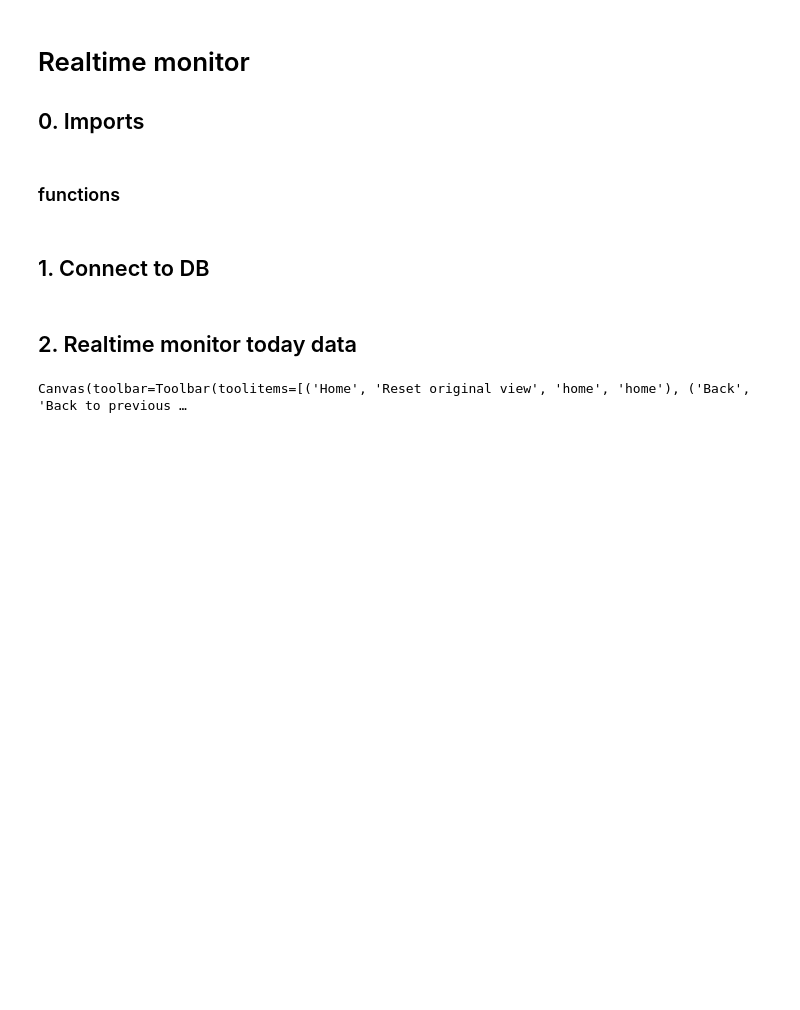
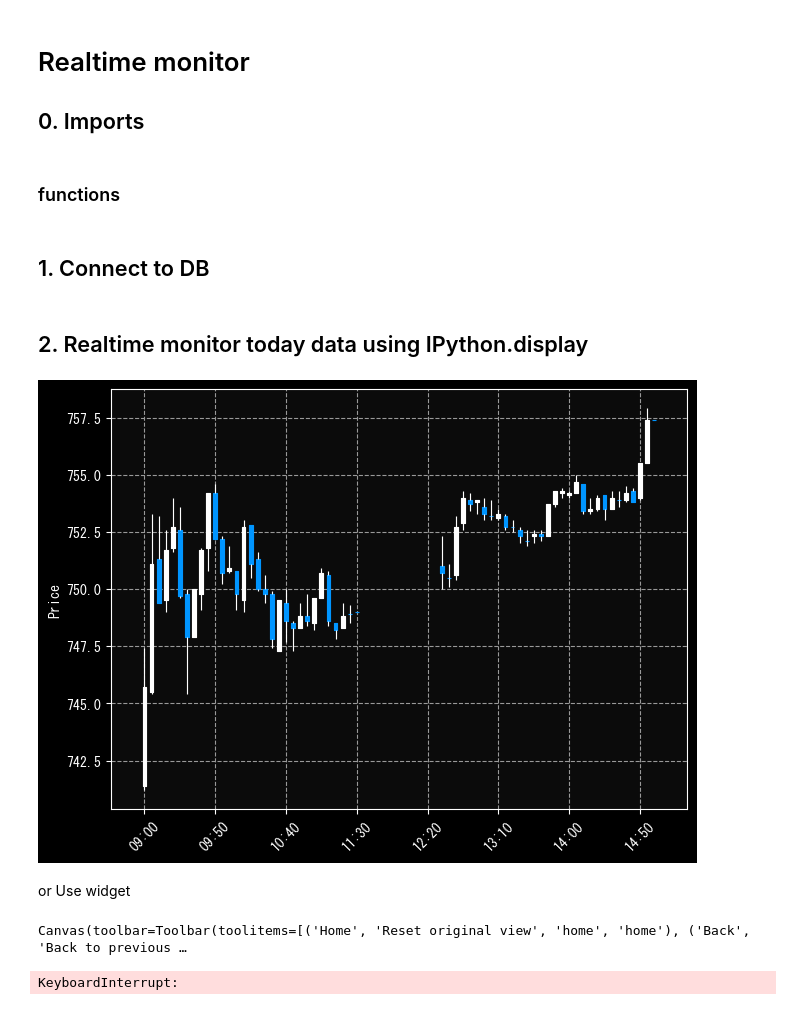
Before and after one commit to newini/auto-stock-transactor, a Jupyter notebook: books/realtime_monitor.ipynb, the cells around one changed output. Saved outputs shown, nothing was run; the diff lists cells and outputs as text; code cells hidden in the pictures; blank space fills up the shorter version.

```diff
--- a/books/realtime_monitor.ipynb
+++ b/books/realtime_monitor.ipynb
@@ -34,7 +35,11 @@ def CreateStockData(df_ori, freq='1s'):
 
 def mpfplot(data, **kwargs):
     style = mpf.make_mpf_style(base_mpf_style='nightclouds', rc={"font.family":'MS Gothic'})
-    return mpf.plot(data, figsize=(8, 6), style=style, returnfig=True, **kwargs)
+    fig, ax = mpf.plot(data, figsize=(8, 6), style=style, returnfig=True, **kwargs)
+    fig.canvas.toolbar_visible = False
+    fig.canvas.header_visible = False
+    fig.canvas.footer_visible = False
+    return fig, ax
 
 # when parse `ax`, must not parse figsize and returning=True
 def mpfplotLive(data, **kwargs):
@@ -46,7 +51,48 @@ def mpfplotLive(data, **kwargs):
 con = sqlite3.connect(DB_PATH)
 cur = con.cursor()
 # %% [markdown]
-## 2. Realtime monitor today data
+## 2. Realtime monitor today data using IPython.display
+# %%
+today_date = datetime.date(datetime.now())
+today_market_open_datetime_str = str(today_date) + ' 09:00:00'
+is_first_data = True
+last_data_datetime = ''
+df_raw_keep = pd.DataFrame()
+
+table_name = 'tick_4689_1'
+
+interval_second = 300
+
+while True:
+    if is_first_data:
+        df_raw = pd.read_sql(
+            "SELECT * FROM %s WHERE CurrentPriceTime >= datetime('%s')"
+            % (table_name, today_market_open_datetime_str), con)
+        df_raw_keep = pd.concat([df_raw_keep, df_raw])
+        df = CreateStockData(df_raw_keep, str(interval_second)+'s')
+        fig, ax = mpfplot(df, type='candle')#, volume=True)
+        #fig.canvas.draw()
+        is_first_data = False
+
+    else:
+        df_raw = pd.read_sql(
+            "SELECT * FROM %s WHERE CurrentPriceTime >= datetime('%s')"
+            % (table_name, last_data_datetime), con)
+        df_raw_keep = pd.concat([df_raw_keep, df_raw])
+        df = CreateStockData(df_raw_keep, str(interval_second)+'s')
+        ax[0].cla()
+        mpfplotLive(df, type='candle', ax=ax[0])#, volume=ax[1])
+
+    display(fig)
+    clear_output(wait = True)
+
+    last_data_datetime = df_raw_keep.iloc[-1].CurrentPriceTime
+
+    time.sleep(interval_second)
+# %% [output]
+[figure, added]
+# %% [markdown]
+or Use widget
 # %%
 today_date = datetime.date(datetime.now())
 today_market_open_datetime_str = str(today_date) + ' 09:00:00'
@@ -54,29 +100,34 @@ is_first_data = True
 last_data_datetime = ''
 df_raw_keep = pd.DataFrame()
 
+table_name = 'tick_4689_1'
+
+interval_second = 300
+
 while True:
     if is_first_data:
         df_raw = pd.read_sql(
-            "SELECT * FROM test_data WHERE CurrentPriceTime >= datetime('%s')"
-            % today_market_open_datetime_str, con)
+            "SELECT * FROM %s WHERE CurrentPriceTime >= datetime('%s')"
+            % (table_name, today_market_open_datetime_str), con)
         df_raw_keep = pd.concat([df_raw_keep, df_raw])
-        df = CreateStockData(df_raw_keep, '1s')
-        fig, ax = mpfplot(df, type='candle')
+        df = CreateStockData(df_raw_keep, str(interval_second)+'s')
+        fig, ax = mpfplot(df, type='candle')#, volume=True)
         fig.canvas.draw()
         is_first_data = False
 
     else:
         df_raw = pd.read_sql(
-            "SELECT * FROM test_data WHERE CurrentPriceTime >= datetime('%s')"
-            % last_data_datetime, con)
+            "SELECT * FROM %s WHERE CurrentPriceTime >= datetime('%s')"
+            % (table_name, last_data_datetime), con)
         df_raw_keep = pd.concat([df_raw_keep, df_raw])
-        df = CreateStockData(df_raw_keep, '1s')
+        df = CreateStockData(df_raw_keep, str(interval_second)+'s')
         ax[0].clear()
-        mpfplotLive(df, type='candle', ax=ax[0])
+        mpfplotLive(df, type='candle', ax=ax[0])#, volume=ax[1])
         fig.canvas.draw()
 
     last_data_datetime = df_raw_keep.iloc[-1].CurrentPriceTime
 
-    time.sleep(2)
+    time.sleep(interval_second)
 # %% [output]
 Canvas(toolbar=Toolbar(toolitems=[('Home', 'Reset original view', 'home', 'home'), ('Back', 'Back to previous …
+KeyboardInterrupt:
```
Also changed, not shown: parts of 1 cell of this notebook, 2 other files.
